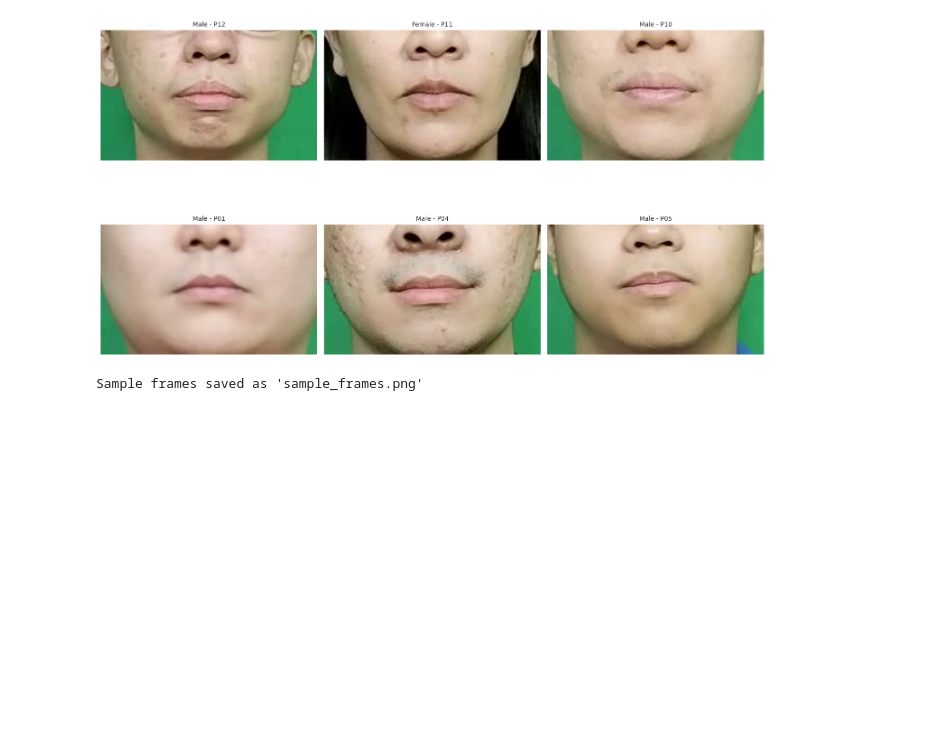
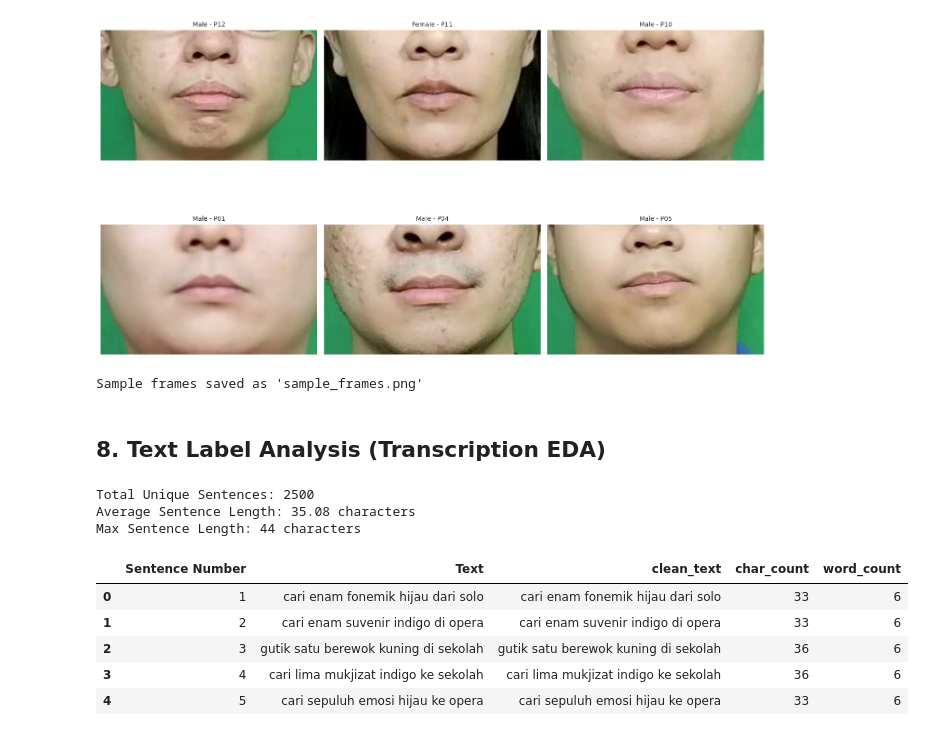
Before and after one commit to Yoelaugustan/MBG-Lipreading, a Jupyter notebook: EDA/lumina_eda.ipynb, the cells around one changed output. Saved outputs shown, nothing was run; the diff lists cells and outputs as text; code cells hidden in the pictures; blank space fills up the shorter version.

```diff
--- a/EDA/lumina_eda.ipynb
+++ b/EDA/lumina_eda.ipynb
@@ -319,3 +319,32 @@ print("Sample frames saved as 'sample_frames.png'")
 # %% [output]
 [figure]
 Sample frames saved as 'sample_frames.png'
+# %% [markdown]
+## 8. Text Label Analysis (Transcription EDA)
+# %%
+# Set your path
+excel_path = "../LUMINA_Dataset/list_of_sentence.xlsx"
+df_labels = pd.read_excel(excel_path)
+
+# 1. Basic Cleaning (assuming columns are 'sentence_number' and 'text')
+# Use lowercase to match training logic
+df_labels['clean_text'] = df_labels['Text'].astype(str).str.lower().str.strip()
+
+# 2. Calculate Lengths
+df_labels['char_count'] = df_labels['clean_text'].apply(len)
+df_labels['word_count'] = df_labels['clean_text'].apply(lambda x: len(x.split()))
+
+print(f"Total Unique Sentences: {len(df_labels)}")
+print(f"Average Sentence Length: {df_labels['char_count'].mean():.2f} characters")
+print(f"Max Sentence Length: {df_labels['char_count'].max()} characters")
+df_labels.head()
+# %% [output]
+Total Unique Sentences: 2500
+Average Sentence Length: 35.08 characters
+Max Sentence Length: 44 characters
+|  | Sentence Number | Text | clean_text | char_count | word_count |
+| 0 | 1 | cari enam fonemik hijau dari solo | cari enam fonemik hijau dari solo | 33 | 6 |
+| 1 | 2 | cari enam suvenir indigo di opera | cari enam suvenir indigo di opera | 33 | 6 |
+| 2 | 3 | gutik satu berewok kuning di sekolah | gutik satu berewok kuning di sekolah | 36 | 6 |
+| 3 | 4 | cari lima mukjizat indigo ke sekolah | cari lima mukjizat indigo ke sekolah | 36 | 6 |
+| 4 | 5 | cari sepuluh emosi hijau ke opera | cari sepuluh emosi hijau ke opera | 33 | 6 |
```
Also changed, not shown: parts of 5 cells of this notebook, 2 other files.
